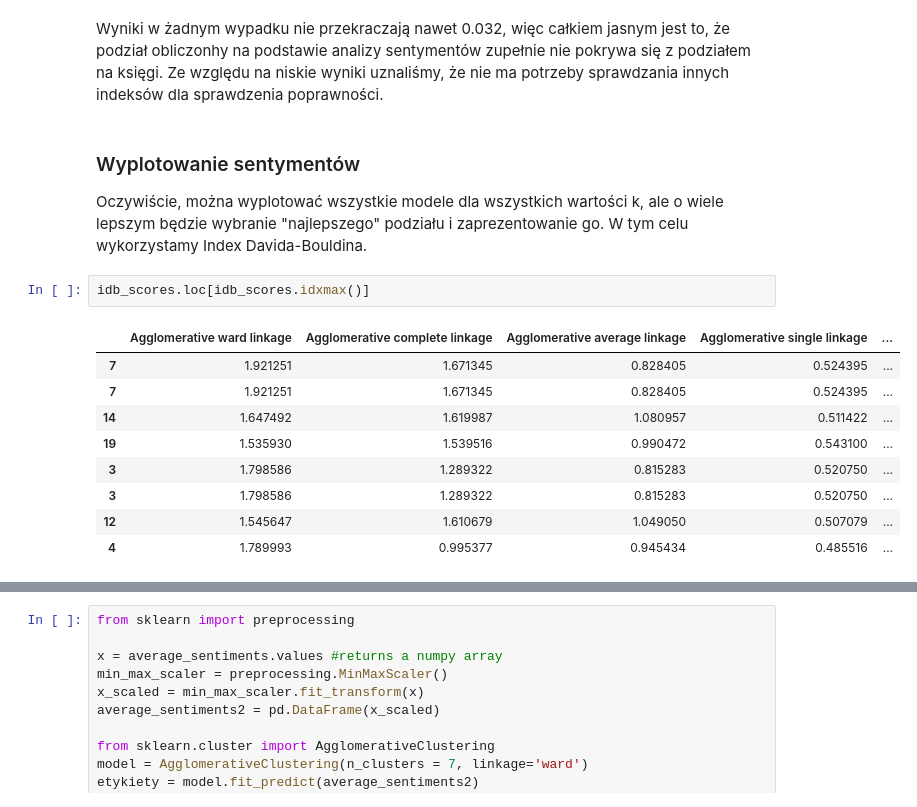
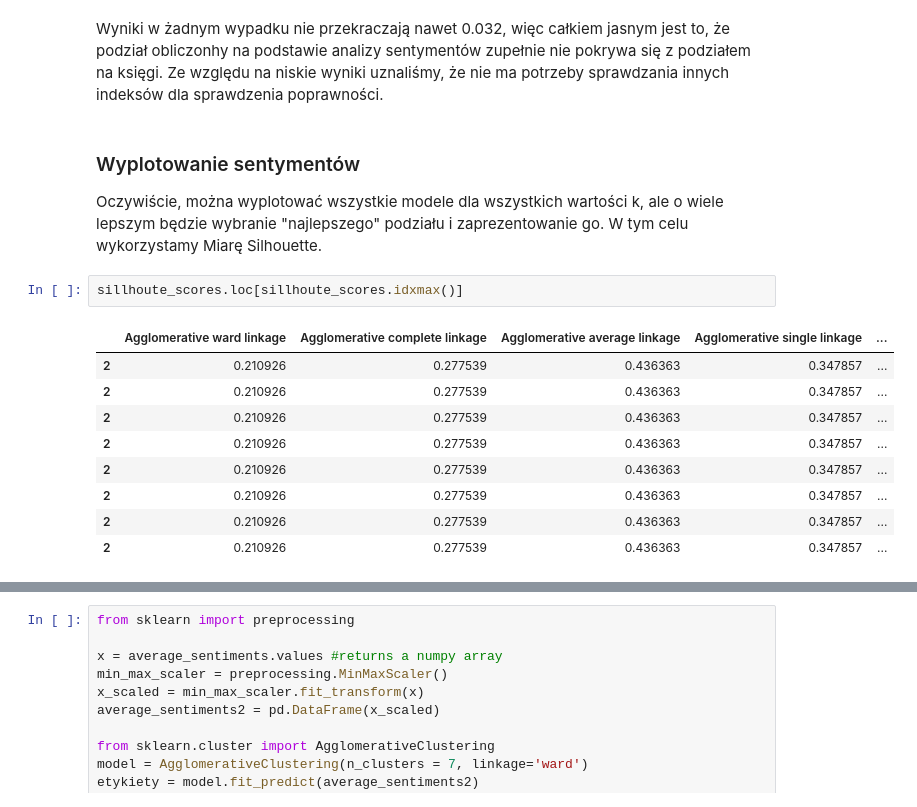
Before and after one commit to p-przybylek/2020L-WUM, a Jupyter notebook: Projekty/Projekt2/Grupa3/StaronSzypulaUrbala/RAPORT.ipynb, the cells around one changed output, grey strips where cells are left out. Drawn from its saved outputs; the diff is of its cells as text.

```diff
--- a/Projekty/Projekt2/Grupa3/StaronSzypulaUrbala/RAPORT.ipynb
+++ b/Projekty/Projekt2/Grupa3/StaronSzypulaUrbala/RAPORT.ipynb
@@ -1095,16 +1086,16 @@ Wyniki w żadnym wypadku nie przekraczają nawet 0.032, więc całkiem jasnym je
 # %% [markdown]
 ### Wyplotowanie sentymentów
 
-Oczywiście, można wyplotować wszystkie modele dla wszystkich wartości k, ale o wiele lepszym będzie wybranie "najlepszego" podziału i zaprezentowanie go. W tym celu wykorzystamy Index Davida-Bouldina.
+Oczywiście, można wyplotować wszystkie modele dla wszystkich wartości k, ale o wiele lepszym będzie wybranie "najlepszego" podziału i zaprezentowanie go. W tym celu wykorzystamy Miarę Silhouette.
 # %%
-idb_scores.loc[idb_scores.idxmax()]
+sillhoute_scores.loc[sillhoute_scores.idxmax()]
 # %% [output]
 |  | Agglomerative ward linkage | Agglomerative complete linkage | Agglomerative average linkage | Agglomerative single linkage | ... |
-| 7 | 1.921251 | 1.671345 | 0.828405 | 0.524395 | ... |
-| 7 | 1.921251 | 1.671345 | 0.828405 | 0.524395 | ... |
-| 14 | 1.647492 | 1.619987 | 1.080957 | 0.511422 | ... |
-| 19 | 1.535930 | 1.539516 | 0.990472 | 0.543100 | ... |
-| 3 | 1.798586 | 1.289322 | 0.815283 | 0.520750 | ... |
-| 3 | 1.798586 | 1.289322 | 0.815283 | 0.520750 | ... |
-| 12 | 1.545647 | 1.610679 | 1.049050 | 0.507079 | ... |
-| 4 | 1.789993 | 0.995377 | 0.945434 | 0.485516 | ... |
+| 2 | 0.210926 | 0.277539 | 0.436363 | 0.347857 | ... |
+| 2 | 0.210926 | 0.277539 | 0.436363 | 0.347857 | ... |
+| 2 | 0.210926 | 0.277539 | 0.436363 | 0.347857 | ... |
+| 2 | 0.210926 | 0.277539 | 0.436363 | 0.347857 | ... |
+| 2 | 0.210926 | 0.277539 | 0.436363 | 0.347857 | ... |
+| 2 | 0.210926 | 0.277539 | 0.436363 | 0.347857 | ... |
+| 2 | 0.210926 | 0.277539 | 0.436363 | 0.347857 | ... |
+| 2 | 0.210926 | 0.277539 | 0.436363 | 0.347857 | ... |
```
Also changed, not shown: parts of 12 cells of this notebook.
